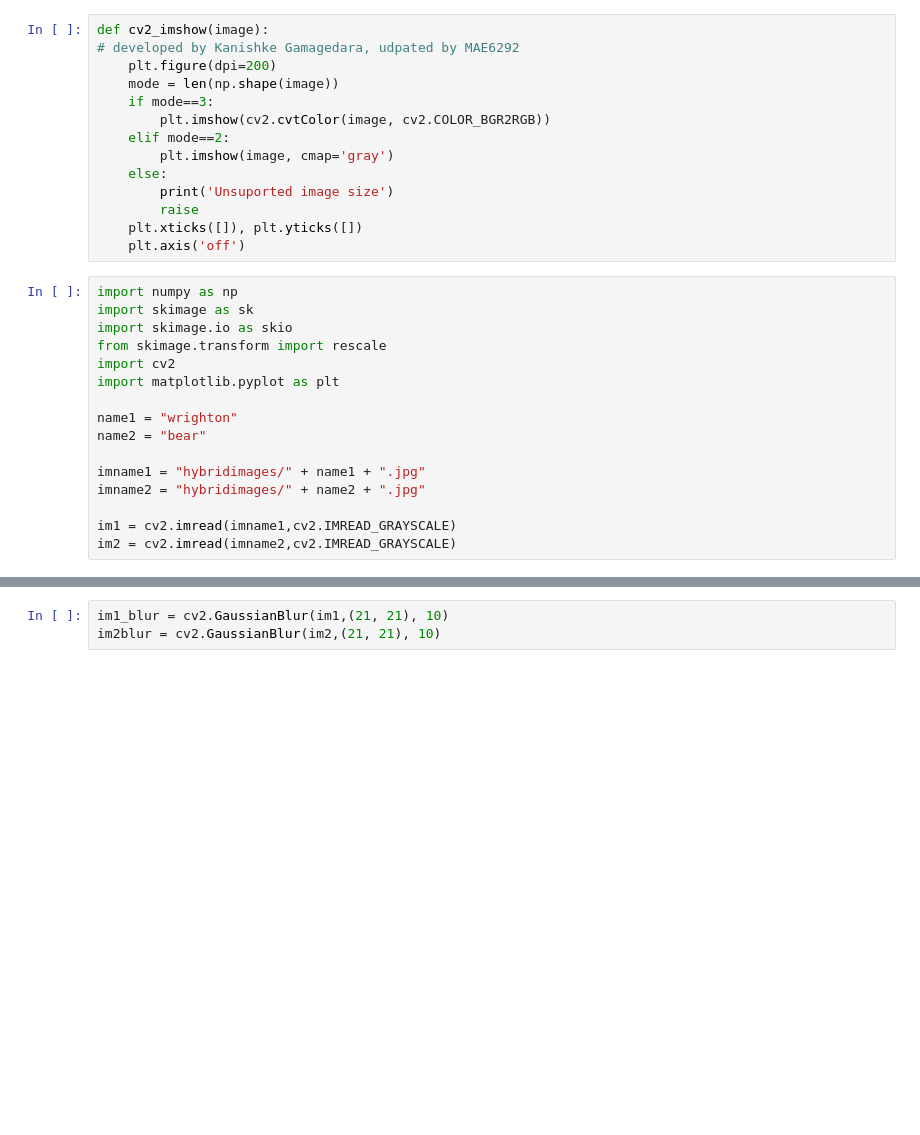
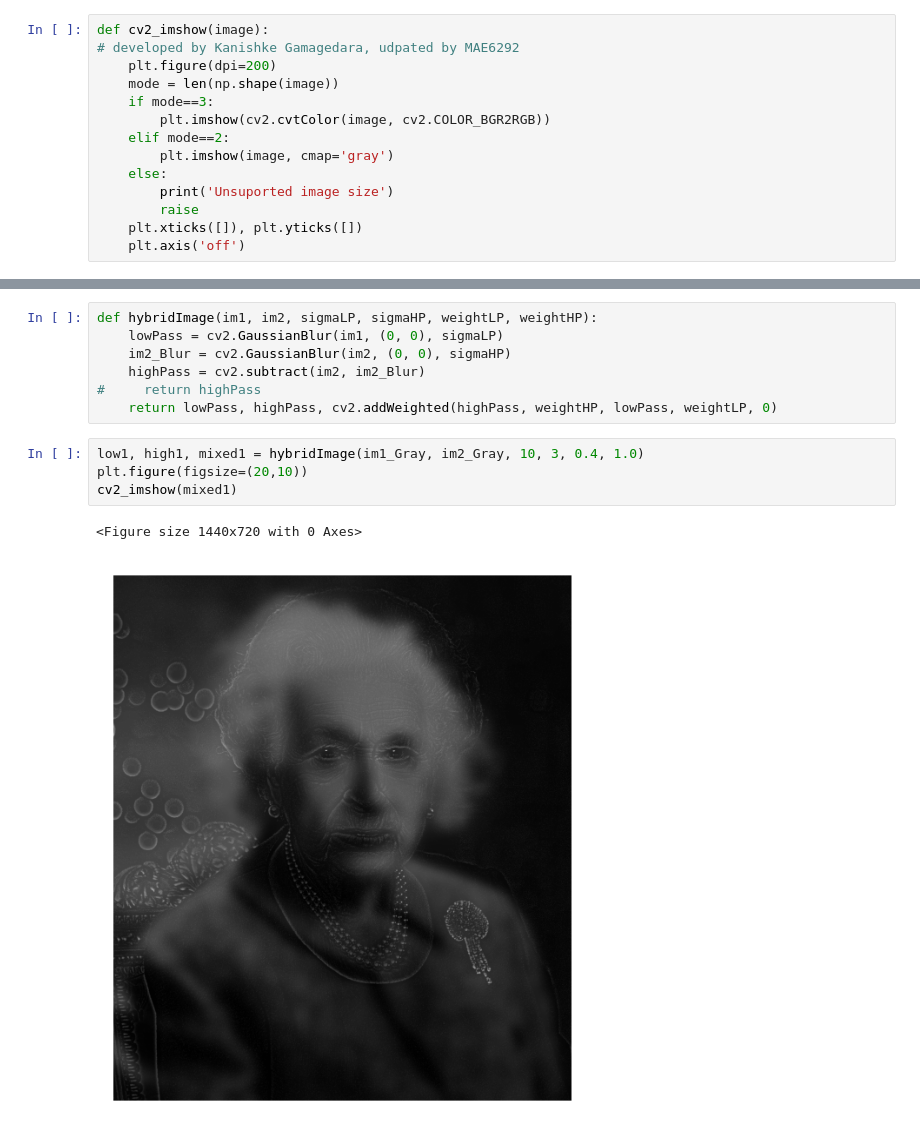
Before and after one commit to Shiv-Shah/CompPhoto_Project2_GWU, a Jupyter notebook: Project 2.ipynb, the cells around one changed output, grey strips where cells are left out. Cells and saved outputs as stored; diff of their text form; blank space fills up the shorter version.

```diff
--- a/Project 2.ipynb
+++ b/Project 2.ipynb
@@ -12,19 +31,3 @@ def cv2_imshow(image):
         raise
     plt.xticks([]), plt.yticks([])
     plt.axis('off')
-# %%
-import numpy as np
-import skimage as sk
-import skimage.io as skio
-from skimage.transform import rescale
-import cv2
-import matplotlib.pyplot as plt
-
-name1 = "wrighton"
-name2 = "bear"
-
-imname1 = "hybridimages/" + name1 + ".jpg"
-imname2 = "hybridimages/" + name2 + ".jpg"
-
-im1 = cv2.imread(imname1,cv2.IMREAD_GRAYSCALE)
-im2 = cv2.imread(imname2,cv2.IMREAD_GRAYSCALE)
@@ -93,3 +34,14 @@ cv2_imshow(im3)
-# %%
-im1_blur = cv2.GaussianBlur(im1,(21, 21), 10)
-im2blur = cv2.GaussianBlur(im2,(21, 21), 10)
+# %%
+def hybridImage(im1, im2, sigmaLP, sigmaHP, weightLP, weightHP):
+    lowPass = cv2.GaussianBlur(im1, (0, 0), sigmaLP)
+    im2_Blur = cv2.GaussianBlur(im2, (0, 0), sigmaHP)
+    highPass = cv2.subtract(im2, im2_Blur)
+#     return highPass
+    return lowPass, highPass, cv2.addWeighted(highPass, weightHP, lowPass, weightLP, 0)
+# %%
+low1, high1, mixed1 = hybridImage(im1_Gray, im2_Gray, 10, 3, 0.4, 1.0)
+plt.figure(figsize=(20,10))
+cv2_imshow(mixed1)
+# %% [output]
+<Figure size 1440x720 with 0 Axes>
+[figure, added]
```
Also changed, not shown: parts of 6 cells of this notebook, 4 other files.
